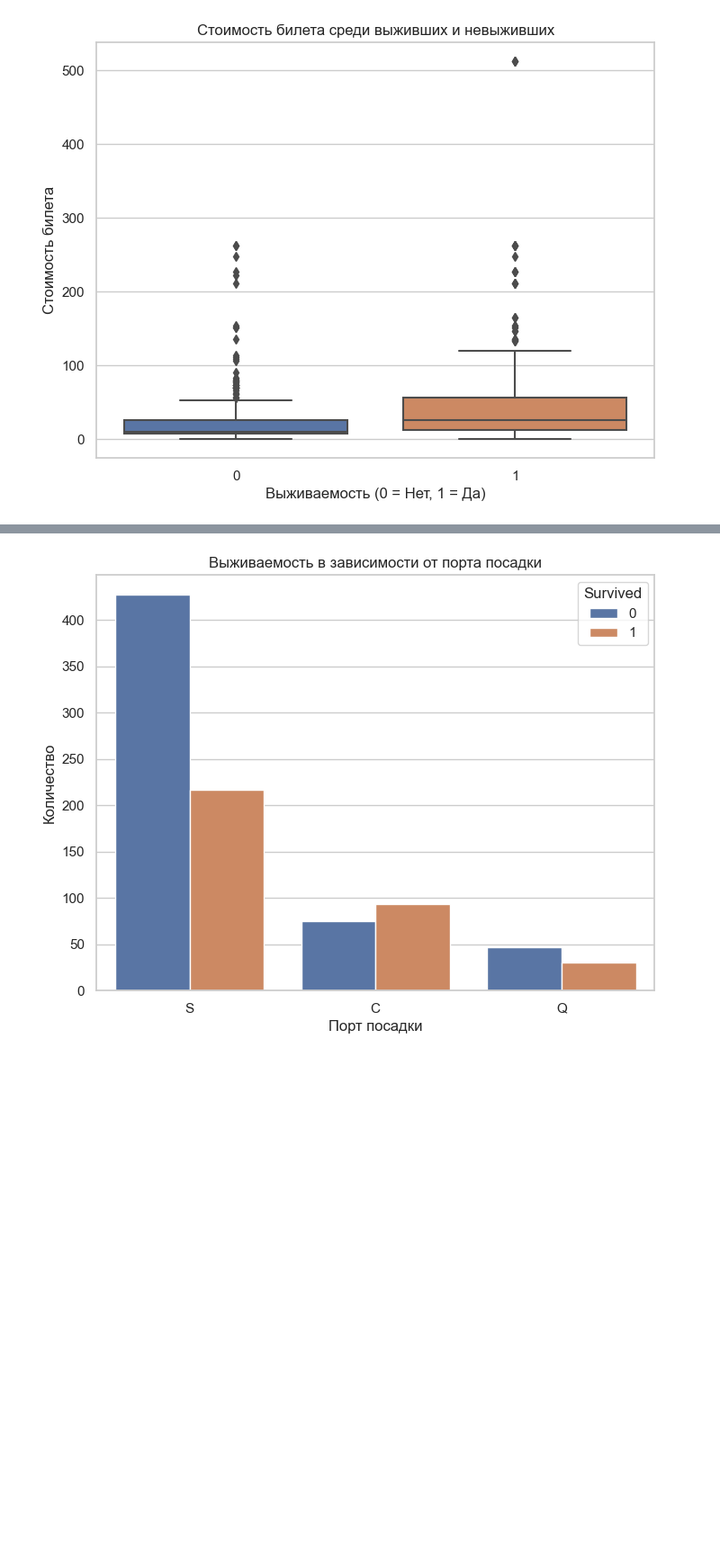
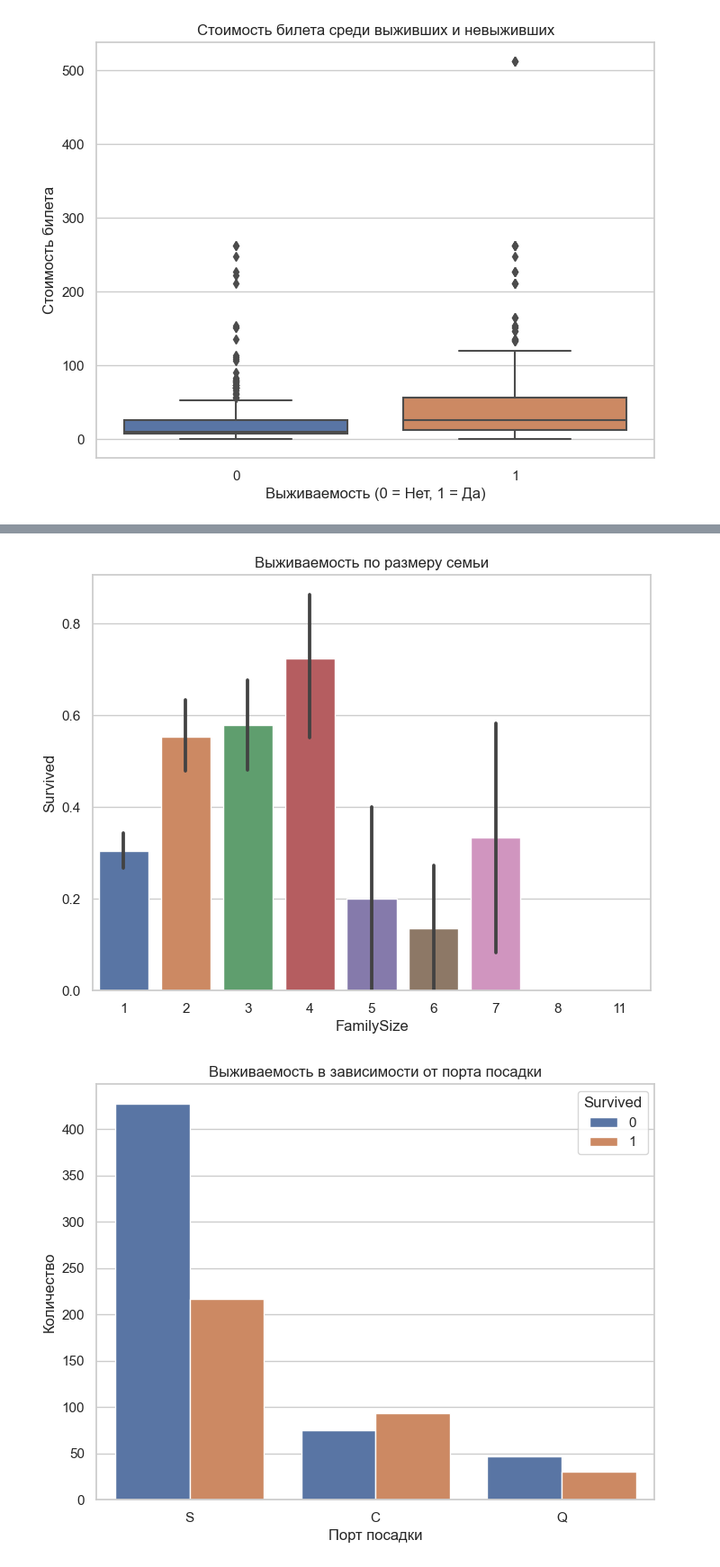
Before and after one commit to Sunbro-S/Titanic, a Jupyter notebook: Titanic Шукшин М.В.ipynb, the cells around one changed output, grey strips where cells are left out. Shown at 90% size. Cells and saved outputs as stored; diff of their text form; code cells hidden in the pictures; blank space fills up the shorter version.

```diff
--- a/Titanic Шукшин М.В.ipynb
+++ b/Titanic Шукшин М.В.ipynb
@@ -121,3 +129,11 @@ plt.show()
+# %%
+data['FamilySize'] = data['SibSp'] + data['Parch'] + 1
+plt.figure(figsize=(8, 6))
+sns.barplot(x='FamilySize', y='Survived', data=data)
+plt.title('Выживаемость по размеру семьи')
+plt.show()
+# %% [output]
+[figure, added]
 # %%
 plt.figure(figsize=(8, 6))
 sns.countplot(x='Embarked', hue='Survived', data=data)
```
Also changed, not shown: parts of 10 cells of this notebook.
